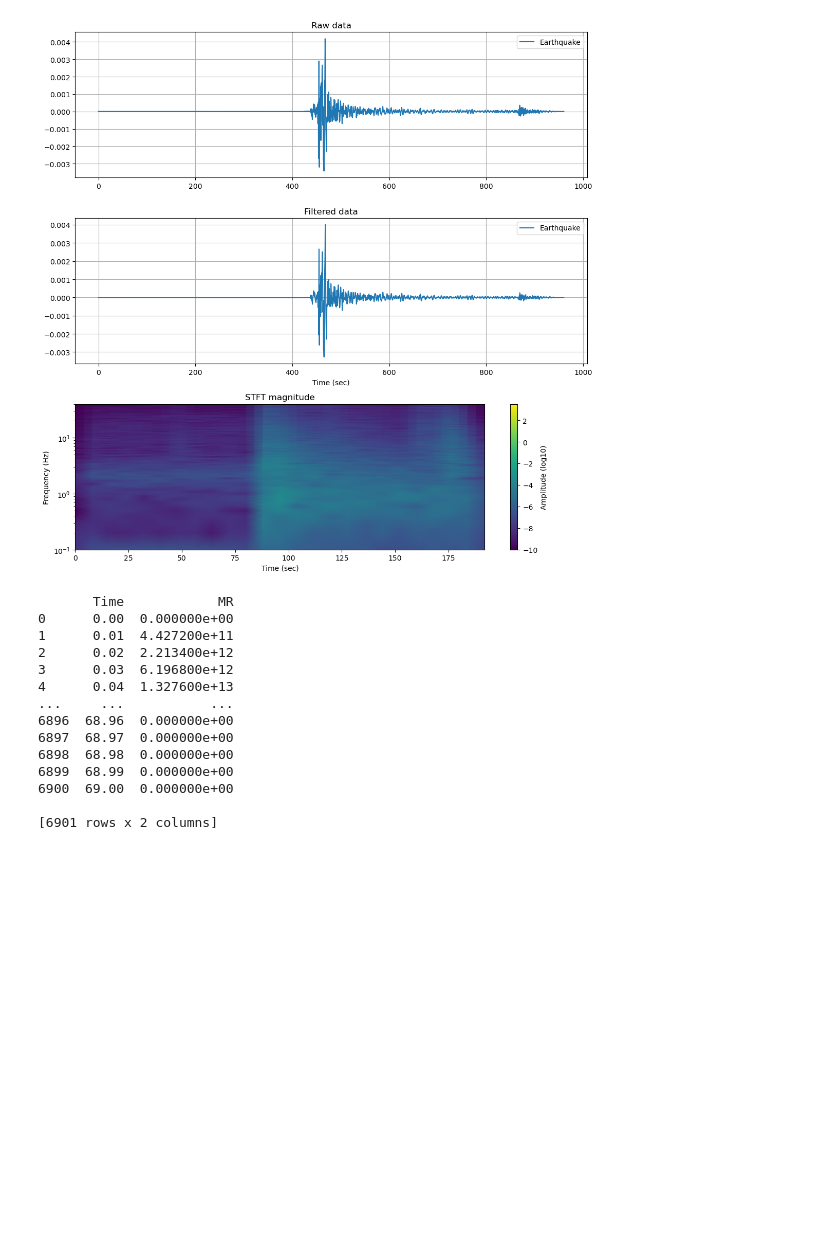
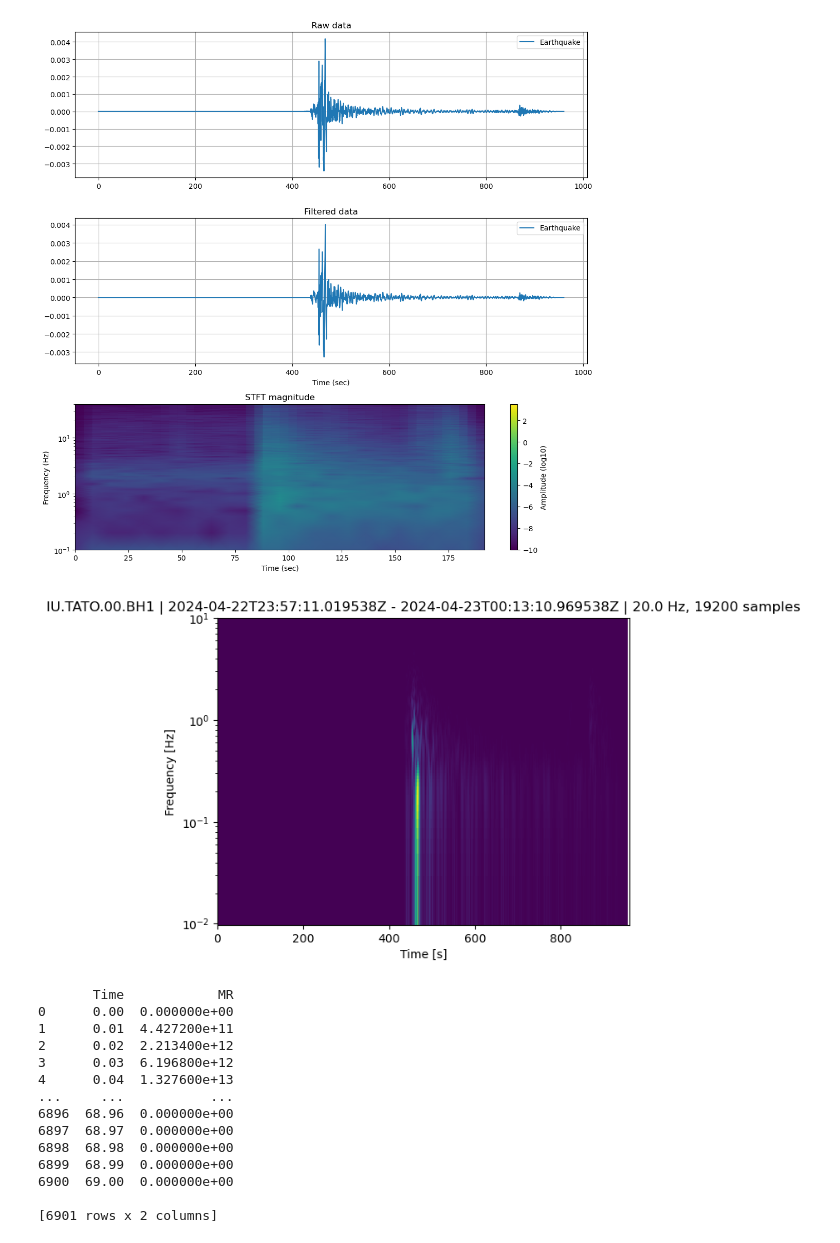
Before and after one commit to Benz-Poobua/Hualien-Earthquake-analysis, a Jupyter notebook: Hualien_Earthquake_Analysis.ipynb, the cells around one changed output. Cells and saved outputs as stored; diff of their text form; code cells hidden in the pictures; blank space fills up the shorter version.

```diff
--- a/Hualien_Earthquake_Analysis.ipynb
+++ b/Hualien_Earthquake_Analysis.ipynb
@@ -89,6 +158,10 @@ plt.show
 1.831737492449356e-12
 <function matplotlib.pyplot.show(close=None, block=None)>
 [figure]
+# %%
+Z[0].spectrogram(log=True)
+# %% [output]
+[figure, added]
 # %%
 # Moment rate data from https://earthquake.usgs.gov/earthquakes/eventpage/us7000m9g4/finite-fault
 url = 'https://raw.githubusercontent.com/Benz-Poobua/Hualien-Earthquake-analysis/47c400702cc341d69964b2ff2cd9a7f40726df5c/moment_rate.mr'
```
Also changed, not shown: parts of 23 cells of this notebook, 5 other files.
